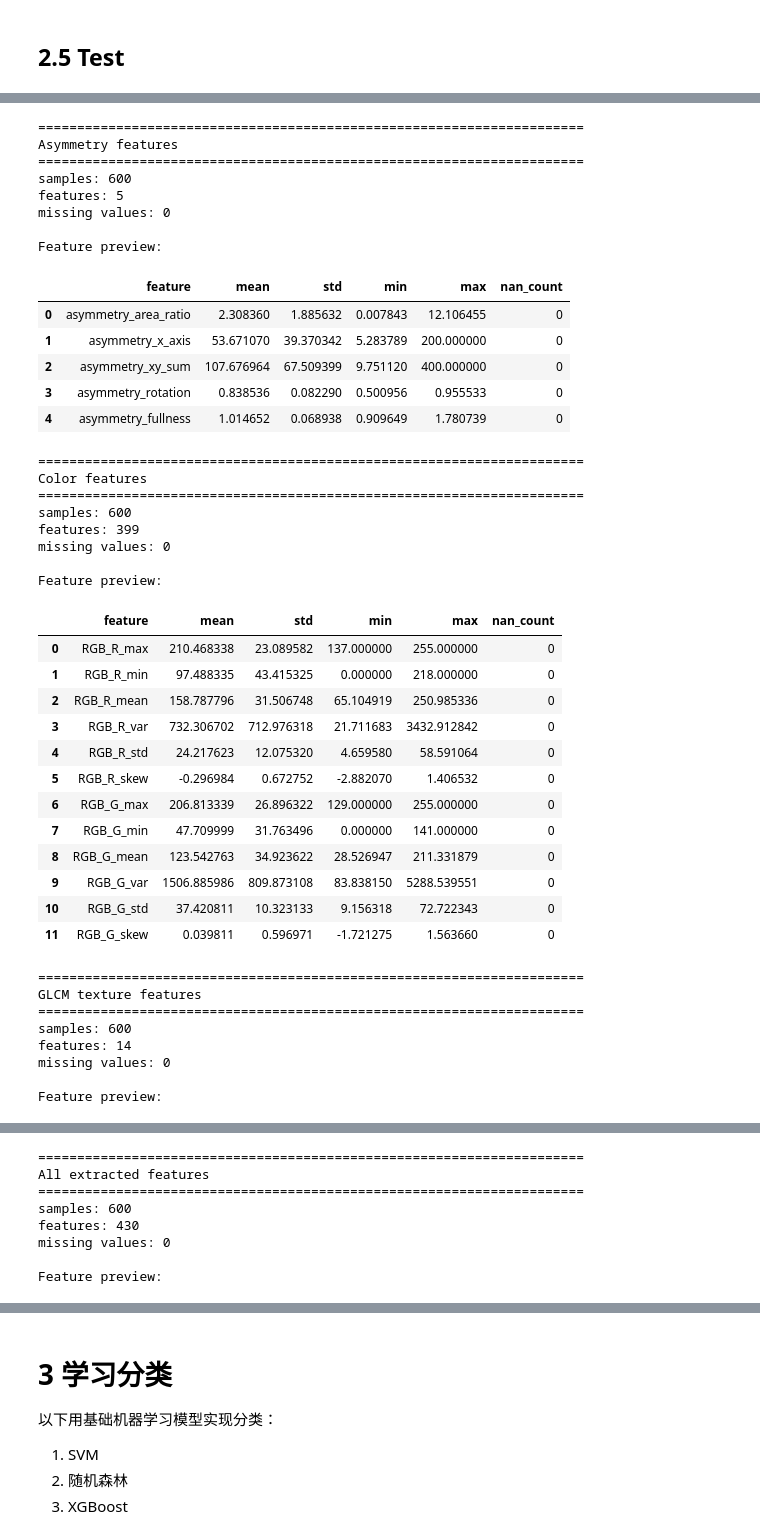
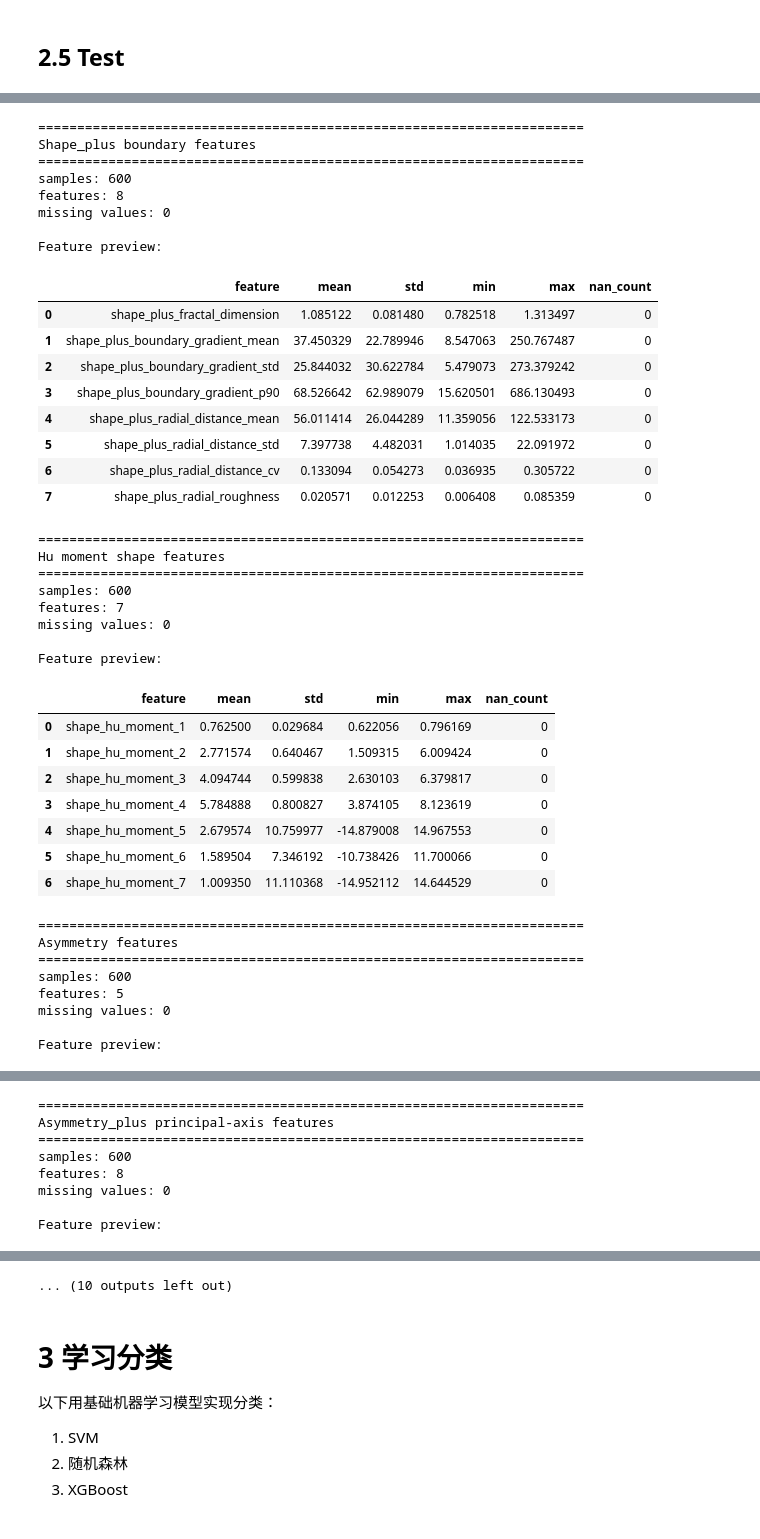
Before and after one commit to right-or-not/BIP, a Jupyter notebook: project2/Data_Proj2_Submit/submit.ipynb, the cells around one changed output, grey strips where cells are left out. Cells and saved outputs as stored; diff of their text form; code cells hidden in the pictures.

```diff
--- a/project2/Data_Proj2_Submit/submit.ipynb
+++ b/project2/Data_Proj2_Submit/submit.ipynb
@@ -783,6 +1466,11 @@ def show_features_information(
 ## 2.5 Test
 # %%
 # test cell
+from skimage.feature import local_binary_pattern
+from skimage.feature import local_binary_pattern as _local_binary_pattern
+from skimage.segmentation import slic
+from skimage.segmentation import slic as _slic
+
 PROJECT_DIR = Path('./')
 IMAGE_DIR = PROJECT_DIR / 'image_processed'
 MASK_DIR = PROJECT_DIR / 'mask'
@@ -809,27 +1497,51 @@ for image_path in image_paths:
 print(f'Loaded {len(images)} image-mask pairs.')
 
 shape_features, shape_feature_names = extract_lesion_feature_shape(images, masks)
+shape_plus_features, shape_plus_feature_names = extract_lesion_feature_shape_plus(images, masks)
+hu_features, hu_feature_names = extract_lesion_feature_hu_moments(images, masks)
 asymmetry_features, asymmetry_feature_names = extract_lesion_feature_asymmetry(images, masks)
+asymmetry_plus_features, asymmetry_plus_feature_names = extract_lesion_feature_asymmetry_plus(images, masks)
 color_features, color_feature_names = extract_lesion_feature_color(images, masks)
+color_superpixel_features, color_superpixel_feature_names = extract_lesion_feature_color_superpixel(images, masks)
 glcm_features, glcm_feature_names = extract_lesion_feature_glcm(images, masks)
+glcm_plus_features, glcm_plus_feature_names = extract_lesion_feature_glcm_plus(images, masks)
+# lbp_features, lbp_feature_names = extract_lesion_feature_lbp(images, masks)
 
 all_features = concat_features(
     shape_features,
+    shape_plus_features,
+    hu_features,
     asymmetry_features,
+    asymmetry_plus_features,
     color_features,
+    color_superpixel_features,
     glcm_features,
+    glcm_plus_features,
+    # lbp_features,
 )
 all_feature_names = concat_feature_names(
     shape_feature_names,
+    shape_plus_feature_names,
+    hu_feature_names,
     asymmetry_feature_names,
+    asymmetry_plus_feature_names,
     color_feature_names,
+    color_superpixel_feature_names,
     glcm_feature_names,
+    glcm_plus_feature_names,
+    # lbp_feature_names,
 )
 
 show_features_information(shape_features, shape_feature_names, title='Shape features')
+show_features_information(shape_plus_features, shape_plus_feature_names, title='Shape_plus boundary features')
+show_features_information(hu_features, hu_feature_names, title='Hu moment shape features')
 show_features_information(asymmetry_features, asymmetry_feature_names, title='Asymmetry features')
+show_features_information(asymmetry_plus_features, asymmetry_plus_feature_names, title='Asymmetry_plus principal-axis features')
 show_features_information(color_features, color_feature_names, title='Color features')
+show_features_information(color_superpixel_features, color_superpixel_feature_names, title='Superpixel clinical color proportion features')
 show_features_information(glcm_features, glcm_feature_names, title='GLCM texture features')
+show_features_information(glcm_plus_features, glcm_plus_feature_names, title='GLCM_plus mask-aware texture features')
+# show_features_information(lbp_features, lbp_feature_names, title='LBP texture features')
 all_feature_info = show_features_information(all_features, all_feature_names, title='All extracted features')
 
 feature_df = pd.DataFrame(all_features, columns=all_feature_names)
@@ -851,59 +1563,57 @@ features: 12
 missing values: 0
 
 Feature preview:
 |  | feature | mean | std | min | max | nan_count |
 | 0 | shape_area | 11766.531250 | 10025.583008 | 367.000000 | 44782.000000 | 0 |
 | 1 | shape_perimeter | 422.184174 | 211.651169 | 79.941124 | 906.264038 | 0 |
 | 2 | shape_circularity | 0.708923 | 0.098203 | 0.317197 | 0.881249 | 0 |
 | 3 | shape_max_diameter | 135.805359 | 63.641773 | 27.802877 | 289.401093 | 0 |
 | 4 | shape_equiv_diameter | 110.731956 | 52.153942 | 21.616634 | 238.784866 | 0 |
 | 5 | shape_aspect_ratio | 1.386049 | 0.265180 | 1.005117 | 2.576981 | 0 |
 | 6 | shape_eccentricity | 0.638031 | 0.151213 | 0.100780 | 0.921638 | 0 |
 | 7 | shape_compactness | 0.818130 | 0.065255 | 0.626937 | 0.950987 | 0 |
 | 8 | shape_solidity | 0.948471 | 0.032426 | 0.815156 | 0.992053 | 0 |
 | 9 | shape_rectangularity | 0.755236 | 0.041609 | 0.620231 | 0.900521 | 0 |
 | 10 | shape_elongation | 0.792881 | 0.141879 | 0.382609 | 1.000000 | 0 |
 | 11 | shape_defect_ratio | 0.055647 | 0.038648 | 0.008011 | 0.226759 | 0 |
 ======================================================================
-Asymmetry features
+Shape_plus boundary features
 ======================================================================
 samples: 600
-features: 5
+features: 8
 missing values: 0
 
 Feature preview:
 |  | feature | mean | std | min | max | nan_count |
-| 0 | asymmetry_area_ratio | 2.308360 | 1.885632 | 0.007843 | 12.106455 | 0 |
-| 1 | asymmetry_x_axis | 53.671070 | 39.370342 | 5.283789 | 200.000000 | 0 |
-| 2 | asymmetry_xy_sum | 107.676964 | 67.509399 | 9.751120 | 400.000000 | 0 |
-| 3 | asymmetry_rotation | 0.838536 | 0.082290 | 0.500956 | 0.955533 | 0 |
-| 4 | asymmetry_fullness | 1.014652 | 0.068938 | 0.909649 | 1.780739 | 0 |
+| 0 | shape_plus_fractal_dimension | 1.085122 | 0.081480 | 0.782518 | 1.313497 | 0 |
+| 1 | shape_plus_boundary_gradient_mean | 37.450329 | 22.789946 | 8.547063 | 250.767487 | 0 |
+| 2 | shape_plus_boundary_gradient_std | 25.844032 | 30.622784 | 5.479073 | 273.379242 | 0 |
+| 3 | shape_plus_boundary_gradient_p90 | 68.526642 | 62.989079 | 15.620501 | 686.130493 | 0 |
+| 4 | shape_plus_radial_distance_mean | 56.011414 | 26.044289 | 11.359056 | 122.533173 | 0 |
+| 5 | shape_plus_radial_distance_std | 7.397738 | 4.482031 | 1.014035 | 22.091972 | 0 |
+| 6 | shape_plus_radial_distance_cv | 0.133094 | 0.054273 | 0.036935 | 0.305722 | 0 |
+| 7 | shape_plus_radial_roughness | 0.020571 | 0.012253 | 0.006408 | 0.085359 | 0 |
 ======================================================================
-Color features
+Hu moment shape features
 ======================================================================
 samples: 600
-features: 399
+features: 7
 missing values: 0
 
 Feature preview:
 |  | feature | mean | std | min | max | nan_count |
-| 0 | RGB_R_max | 210.468338 | 23.089582 | 137.000000 | 255.000000 | 0 |
-| 1 | RGB_R_min | 97.488335 | 43.415325 | 0.000000 | 218.000000 | 0 |
-| 2 | RGB_R_mean | 158.787796 | 31.506748 | 65.104919 | 250.985336 | 0 |
-| 3 | RGB_R_var | 732.306702 | 712.976318 | 21.711683 | 3432.912842 | 0 |
-| 4 | RGB_R_std | 24.217623 | 12.075320 | 4.659580 | 58.591064 | 0 |
-| 5 | RGB_R_skew | -0.296984 | 0.672752 | -2.882070 | 1.406532 | 0 |
-| 6 | RGB_G_max | 206.813339 | 26.896322 | 129.000000 | 255.000000 | 0 |
-| 7 | RGB_G_min | 47.709999 | 31.763496 | 0.000000 | 141.000000 | 0 |
-| 8 | RGB_G_mean | 123.542763 | 34.923622 | 28.526947 | 211.331879 | 0 |
-| 9 | RGB_G_var | 1506.885986 | 809.873108 | 83.838150 | 5288.539551 | 0 |
-| 10 | RGB_G_std | 37.420811 | 10.323133 | 9.156318 | 72.722343 | 0 |
-| 11 | RGB_G_skew | 0.039811 | 0.596971 | -1.721275 | 1.563660 | 0 |
+| 0 | shape_hu_moment_1 | 0.762500 | 0.029684 | 0.622056 | 0.796169 | 0 |
+| 1 | shape_hu_moment_2 | 2.771574 | 0.640467 | 1.509315 | 6.009424 | 0 |
+| 2 | shape_hu_moment_3 | 4.094744 | 0.599838 | 2.630103 | 6.379817 | 0 |
+| 3 | shape_hu_moment_4 | 5.784888 | 0.800827 | 3.874105 | 8.123619 | 0 |
+| 4 | shape_hu_moment_5 | 2.679574 | 10.759977 | -14.879008 | 14.967553 | 0 |
+| 5 | shape_hu_moment_6 | 1.589504 | 7.346192 | -10.738426 | 11.700066 | 0 |
+| 6 | shape_hu_moment_7 | 1.009350 | 11.110368 | -14.952112 | 14.644529 | 0 |
 ======================================================================
-GLCM texture features
+Asymmetry features
 ======================================================================
 samples: 600
-features: 14
+features: 5
 missing values: 0
 
 Feature preview:
@@ -923,8 +1626,8 @@ Feature preview:
 ======================================================================
-All extracted features
+Asymmetry_plus principal-axis features
 ======================================================================
 samples: 600
-features: 430
+features: 8
 missing values: 0
 
 Feature preview:
@@ -951,3 +1664,4 @@ Feature preview:
+... (10 outputs left out)
 # %% [markdown]
 # 3 学习分类
 
```
Also changed, not shown: parts of 113 cells of this notebook, 6 other files.
